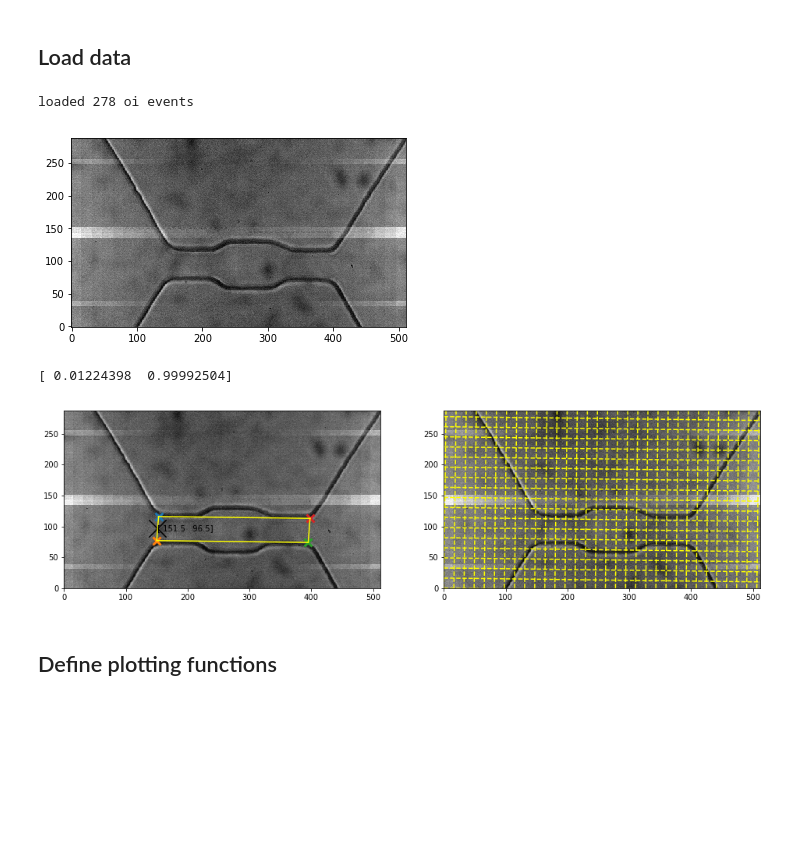
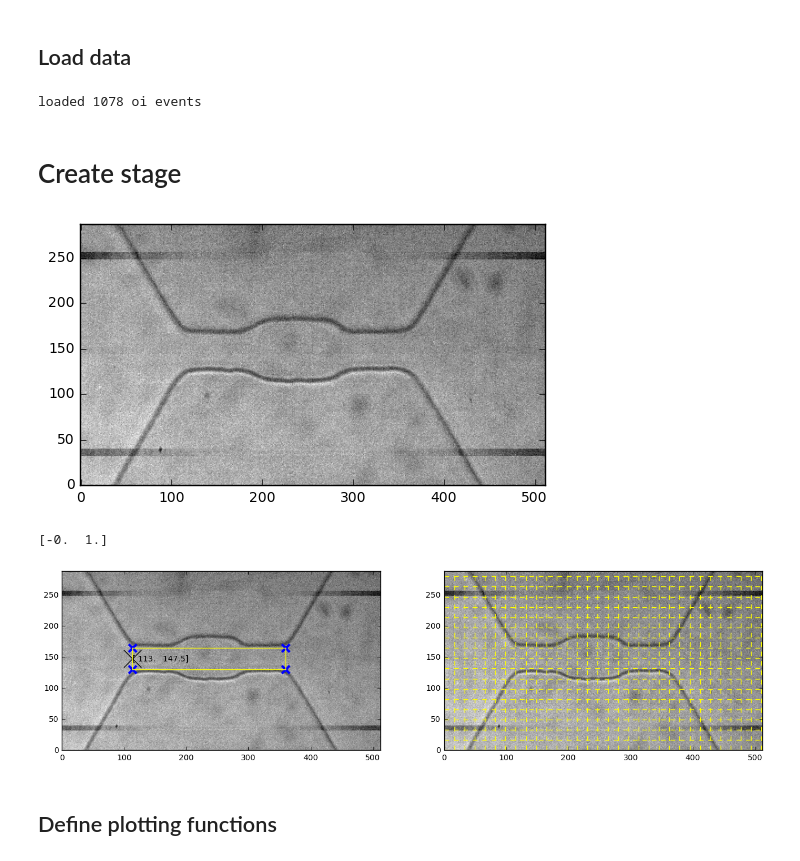
Before and after one commit to codycombs/cell_deformation, a Jupyter notebook: test_ellipse_fit.ipynb, the cells around one changed output. Cells and saved outputs as stored; diff of their text form; code cells hidden in the pictures; blank space fills up the shorter version.

```diff
--- a/test_ellipse_fit.ipynb
+++ b/test_ellipse_fit.ipynb
@@ -27,10 +27,10 @@ from IPython.display import HTML
 # %% [markdown]
 ## Load data
 # %%
-date = '7-17-2017/'
+date = '8-23-2017/'
 particle = '293-T/'
-channel = '15-30-15_6/'
-file_index = '0'
+channel = '15-30-15_3/'
+file_index = '2'
 
 base_path = '/home/prestonh/Desktop/Research/cancer_cells/data/'
 
@@ -41,7 +41,7 @@ oi_events_file_path = base_path + date + particle + channel + 'oi/events/test_ca
 res_x = 512
 res_y = 288
 oi_fps = 100000
-exposure = 5
+exposure = 2
 oi_vid = oi_file.Video(oi_vid_file_path, res_x, res_y, oi_fps, exposure)
 
 # Load events
@@ -49,28 +49,30 @@ oi_events = oi_file.open_event_file_json(oi_events_file_path)
 
 print 'loaded', len(oi_events), 'oi events'
 # %% [output]
-loaded 278 oi events
+loaded 1078 oi events
+# %% [markdown]
+# Create stage
 # %%
-template_index = 0
+template_index = 100
 
 template_frame = oi_vid.get_frame(template_index)
 
 plt.imshow(template_frame, cmap = 'gray', origin = 'lower')
 plt.show()
 # %% [output]
-[figure, old version]
+[figure, new version]
 # %%
 reload(oi)
 template_frame = oi_vid.get_frame(template_index)
-c0 = [153,116]
-c1 = [150,77]
-c2 = [395,74]
-c3 = [398,113]
+c0 = [113,165]
+c1 = [113,130]
+c2 = [360,130]
+c3 = [360,165]
 oi_stage = oi.Stage(template_frame, c0, c1, c2, c3)
 oi_stage.plot_stage()
 # %% [output]
-[ 0.01224398  0.99992504]
+[-0.  1.]
-[figure, old version]
+[figure, new version]
 # %% [markdown]
 ## Define plotting functions
 # %%
```
Also changed, not shown: parts of 7 cells of this notebook, 1 other file.
